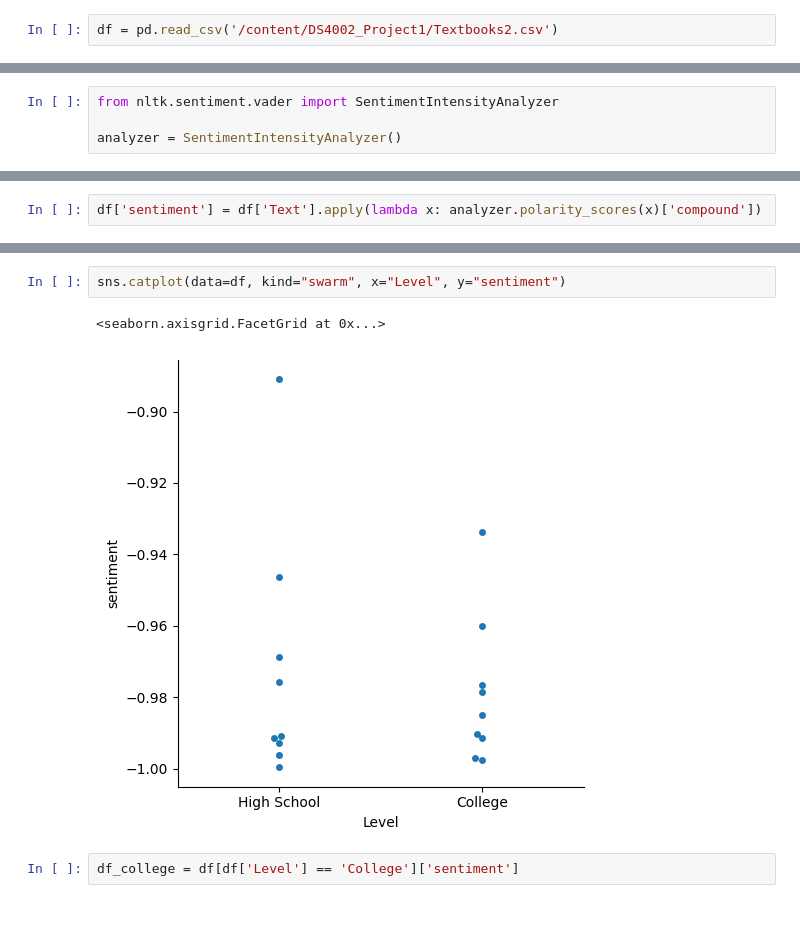
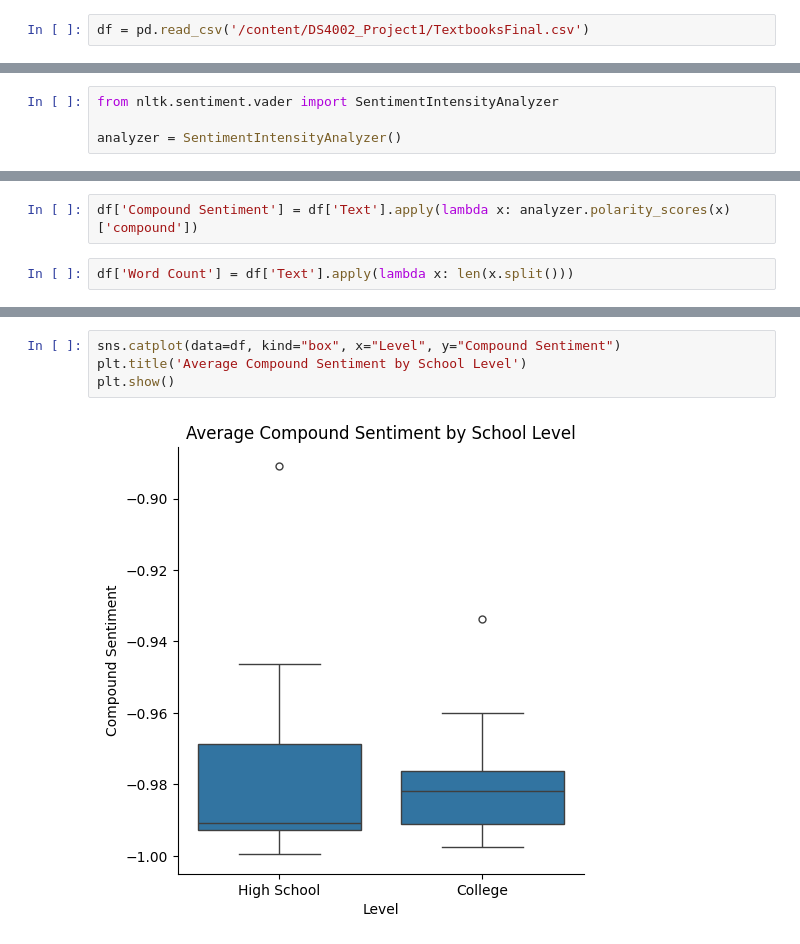
Before and after one commit to abkerper/DS4002_Project1, a Jupyter notebook: Draft1.ipynb, the cells around one changed output, grey strips where cells are left out. Drawn from its saved outputs; the diff is of its cells as text; blank space fills up the shorter version.

```diff
--- a/Draft1.ipynb
+++ b/Draft1.ipynb
@@ -12,7 +18,7 @@ import seaborn as sns
 from sklearn import linear_model
 from sklearn.model_selection import train_test_split
 # %%
-df = pd.read_csv('/content/DS4002_Project1/Textbooks2.csv')
+df = pd.read_csv('/content/DS4002_Project1/TextbooksFinal.csv')
 # %%
 df['ISBN'] = df['ISBN'].str.replace("-", "")
 # %% [markdown]
@@ -41,2 +46,4 @@ score = analyzer.polarity_scores(test)['compound']
 # %%
-df['sentiment'] = df['Text'].apply(lambda x: analyzer.polarity_scores(x)['compound'])
+df['Compound Sentiment'] = df['Text'].apply(lambda x: analyzer.polarity_scores(x)['compound'])
+# %%
+df['Word Count'] = df['Text'].apply(lambda x: len(x.split()))
@@ -43,7 +69,6 @@ df['sentiment'] = df['Text'].apply(lambda x: analyzer.polarity_scores(x)['compou
 # %%
-sns.catplot(data=df, kind="swarm", x="Level", y="sentiment")
+sns.catplot(data=df, kind="box", x="Level", y="Compound Sentiment")
+plt.title('Average Compound Sentiment by School Level')
+plt.show()
 # %% [output]
-<seaborn.axisgrid.FacetGrid at 0x...>
-[figure, old version]
+[figure, new version]
-# %%
-df_college = df[df['Level'] == 'College']['sentiment']
```
Also changed, not shown: parts of 10 cells of this notebook.
